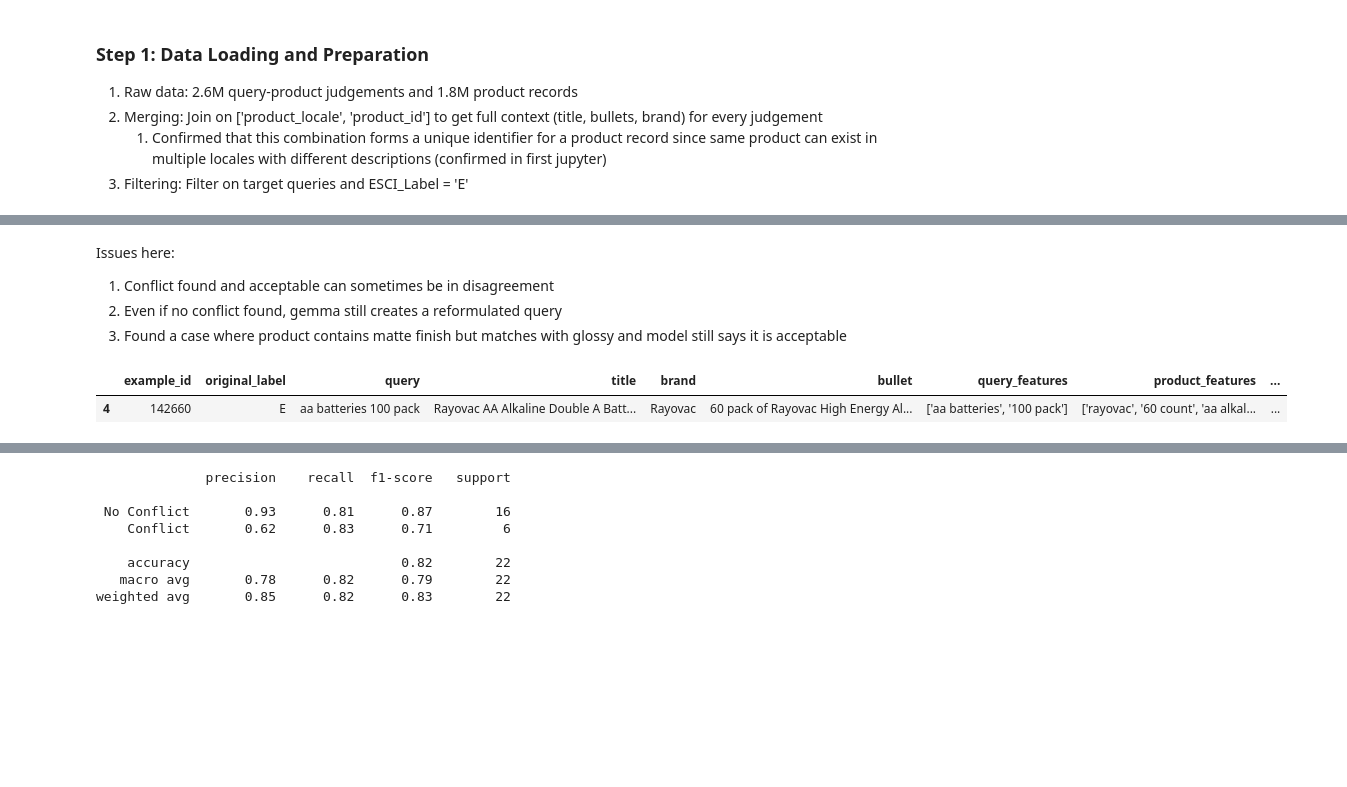
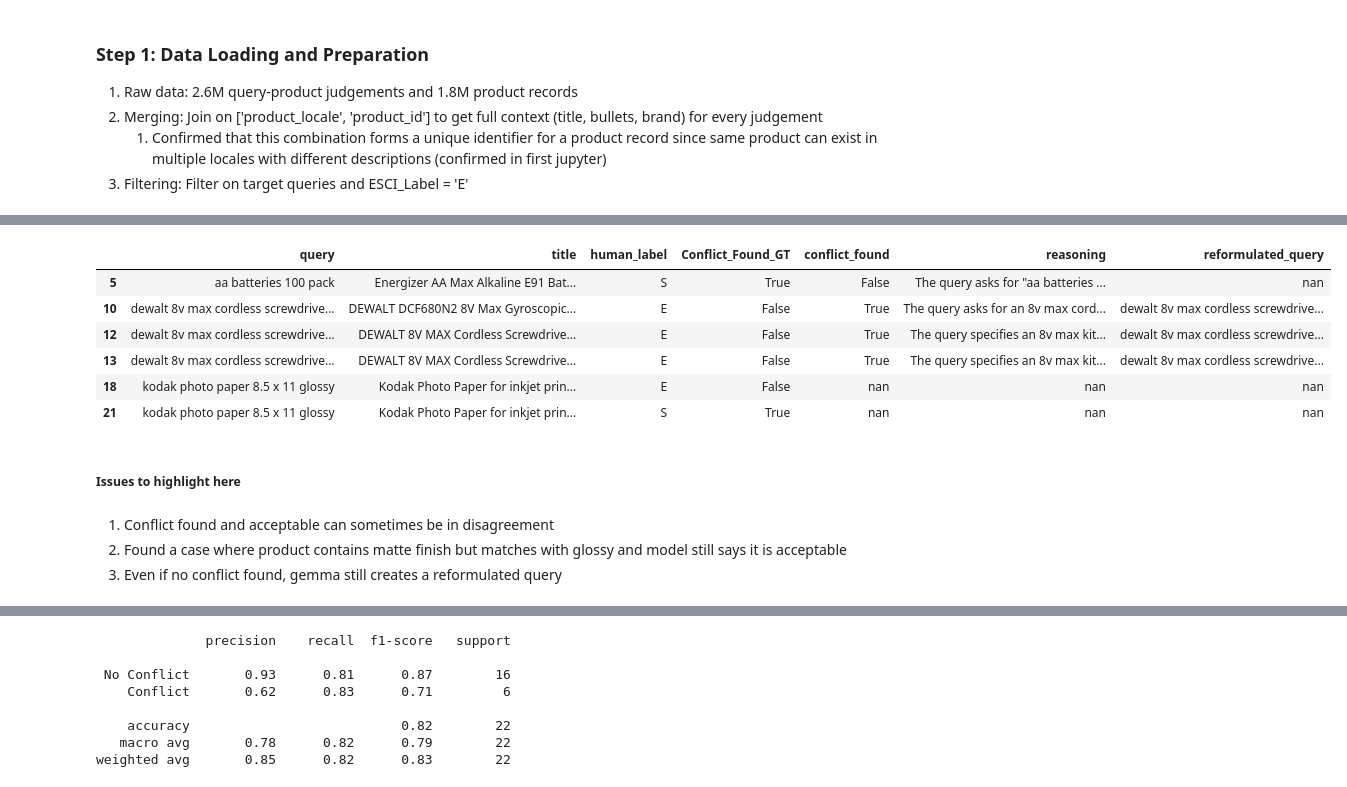
Before and after one commit to eashanchawla/ESCI-data-verficaition, a Jupyter notebook: notebooks/02_prompt_testing.ipynb, the cells around one changed output, grey strips where cells are left out. Saved outputs shown, nothing was run; the diff lists cells and outputs as text; code cells hidden in the pictures; blank space fills up the shorter version.

```diff
--- a/notebooks/02_prompt_testing.ipynb
+++ b/notebooks/02_prompt_testing.ipynb
@@ -53,11 +63,18 @@ merged_data.head(5)
+# %%
+# Wrong cases
+show(merged_data[merged_data.conflict_found != merged_data.Conflict_Found_GT])
+# %% [output]
+|  | query | title | human_label | Conflict_Found_GT | conflict_found | reasoning | reformulated_query |
+| 5 | aa batteries 100 pack | Energizer AA Max Alkaline E91 Bat... | S | True | False | The query asks for "aa batteries ... | nan |
+| 10 | dewalt 8v max cordless screwdrive... | DEWALT DCF680N2 8V Max Gyroscopic... | E | False | True | The query asks for an 8v max cord... | dewalt 8v max cordless screwdrive... |
+| 12 | dewalt 8v max cordless screwdrive... | DEWALT 8V MAX Cordless Screwdrive... | E | False | True | The query specifies an 8v max kit... | dewalt 8v max cordless screwdrive... |
+| 13 | dewalt 8v max cordless screwdrive... | DEWALT 8V MAX Cordless Screwdrive... | E | False | True | The query specifies an 8v max kit... | dewalt 8v max cordless screwdrive... |
+| 18 | kodak photo paper 8.5 x 11 glossy | Kodak Photo Paper for inkjet prin... | E | False | nan | nan | nan |
+| 21 | kodak photo paper 8.5 x 11 glossy | Kodak Photo Paper for inkjet prin... | S | True | nan | nan | nan |
+# %% [markdown]
+##### Issues to highlight here
 # %% [markdown]
-Issues here:
 1. Conflict found and acceptable can sometimes be in disagreement
-2. Even if no conflict found, gemma still creates a reformulated query
-3. Found a case where product contains matte finish but matches with glossy and model still says it is acceptable
+2. Found a case where product contains matte finish but matches with glossy and model still says it is acceptable
+3. Even if no conflict found, gemma still creates a reformulated query
-# %%
-merged_data[merged_data.example_id==142660]
-# %% [output]
-|  | example_id | original_label | query | title | brand | bullet | query_features | product_features | ... |
-| 4 | 142660 | E | aa batteries 100 pack | Rayovac AA Alkaline Double A Batt... | Rayovac | 60 pack of Rayovac High Energy Al... | ['aa batteries', '100 pack'] | ['rayovac', '60 count', 'aa alkal... | ... |
 # %%
```
Also changed, not shown: parts of 13 cells of this notebook, 3 other files.
